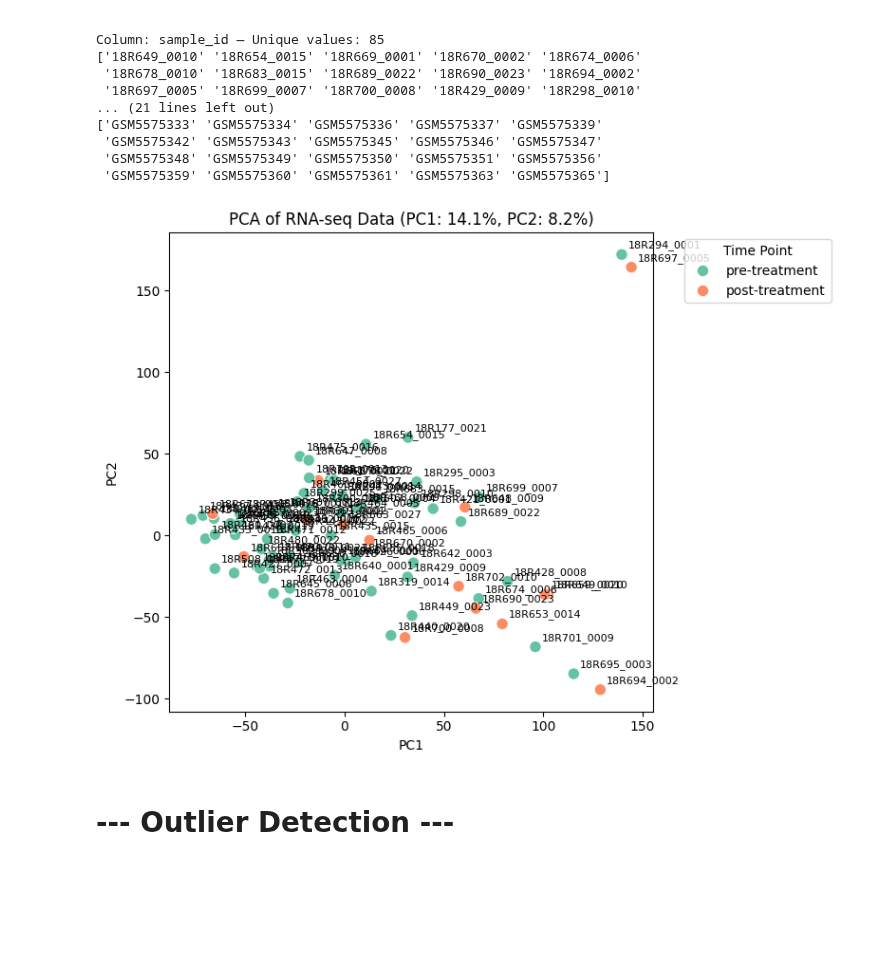
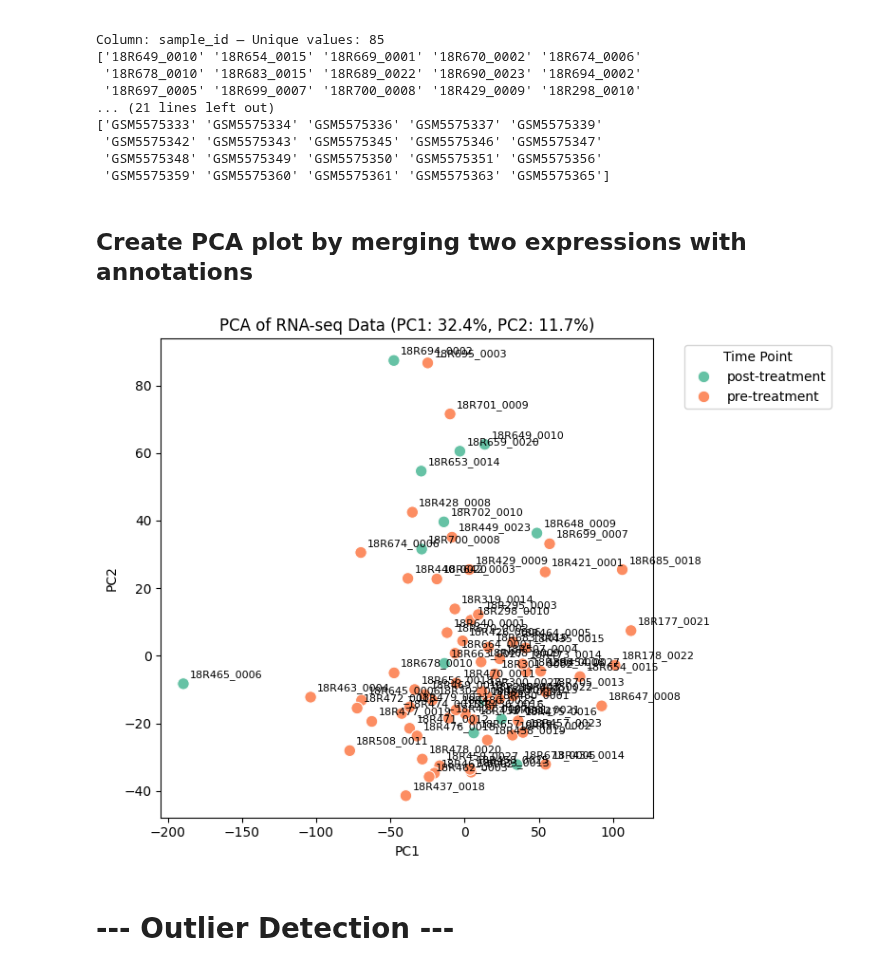
Before and after one commit to lkmaks/mcrc-cetuximab-analysis, a Jupyter notebook: notebooks/tasks34_harut/check_for_batch_effect.ipynb, the cells around one changed output. Cells and saved outputs as stored; diff of their text form; code cells hidden in the pictures; blank space fills up the shorter version.

```diff
--- a/notebooks/tasks34_harut/check_for_batch_effect.ipynb
+++ b/notebooks/tasks34_harut/check_for_batch_effect.ipynb
@@ -15,9 +15,9 @@ os.getcwd()
 # %% [markdown]
 ## Load data
 # %%
-annotation_df = pd.read_csv("data/useful_ann_no_metastases_maxim.csv")
+annotation_df = pd.read_csv("data/useful_ann_no_metastases.csv")
 
-expression_df = pd.read_csv("data/log2_tpms_from_fpkm_hgnc_no_metastases_maxim.csv", index_col=0)
+expression_df = pd.read_csv("data/log_tpms_from_fpkm_hgnc_filtered_by_ann.csv", index_col=0)
 
 # Show the column names
 print("Annotation columns:\n", annotation_df.columns)
@@ -45,39 +45,41 @@ Column: sample_id — Unique values: 85
  'GSM5575342' 'GSM5575343' 'GSM5575345' 'GSM5575346' 'GSM5575347'
  'GSM5575348' 'GSM5575349' 'GSM5575350' 'GSM5575351' 'GSM5575356'
  'GSM5575359' 'GSM5575360' 'GSM5575361' 'GSM5575363' 'GSM5575365']
+# %% [markdown]
+## Create PCA plot by merging two expressions with annotations
 # %%
 # Merge expression and metadata on 'sample_id'
 merged_df = pd.merge(expression_df, annotation_df, on='sample_id', how='inner')
 
 # Separate numeric (genes) and metadata
 gene_columns = [col for col in expression_df.columns if col not in ['sample_id']]  # Exclude non-gene columns
 expression_numeric = merged_df[gene_columns]
 metadata = merged_df[['sample_id', 'time point']]  # Or other metadata columns
 
 # Step 1: Scale the gene expression data (genes are now columns!)
-scaler = StandardScaler()
-scaled_expression = scaler.fit_transform(expression_numeric)
+#scaler = StandardScaler()
+#scaled_expression = scaler.fit_transform(expression_numeric)
 
 # Step 2: PCA
 pca = PCA(n_components=2)
-pca_results = pca.fit_transform(scaled_expression)
+pca_results = pca.fit_transform(expression_numeric)
 
 # Step 3: Create PCA DataFrame
 pca_df = pd.DataFrame(pca_results, columns=['PC1', 'PC2'])
 pca_df['sample_id'] = merged_df['sample_id'].values  # Add sample IDs
 pca_df['time point'] = merged_df['time point'].values  # Add time points
 
 # Step 4: Plot PCA
 plt.figure(figsize=(8, 6))
 sns.scatterplot(data=pca_df, x='PC1', y='PC2', hue='time point', palette='Set2', s=80)
 plt.title(f'PCA of RNA-seq Data (PC1: {pca.explained_variance_ratio_[0]*100:.1f}%, PC2: {pca.explained_variance_ratio_[1]*100:.1f}%)')
 plt.legend(title='Time Point', bbox_to_anchor=(1.05, 1), loc='upper left')
 for i, row in pca_df.iterrows():
     plt.annotate(row['sample_id'], (row['PC1'], row['PC2']), xytext=(5, 5), textcoords='offset points', fontsize=8)
 plt.tight_layout()
 plt.show()
 # %% [output]
-[figure, old version]
+[figure, new version]
 # %% [markdown]
 # --- Outlier Detection ---
 # %% [markdown]
```
Also changed, not shown: parts of 2 cells of this notebook, 1 other file.
